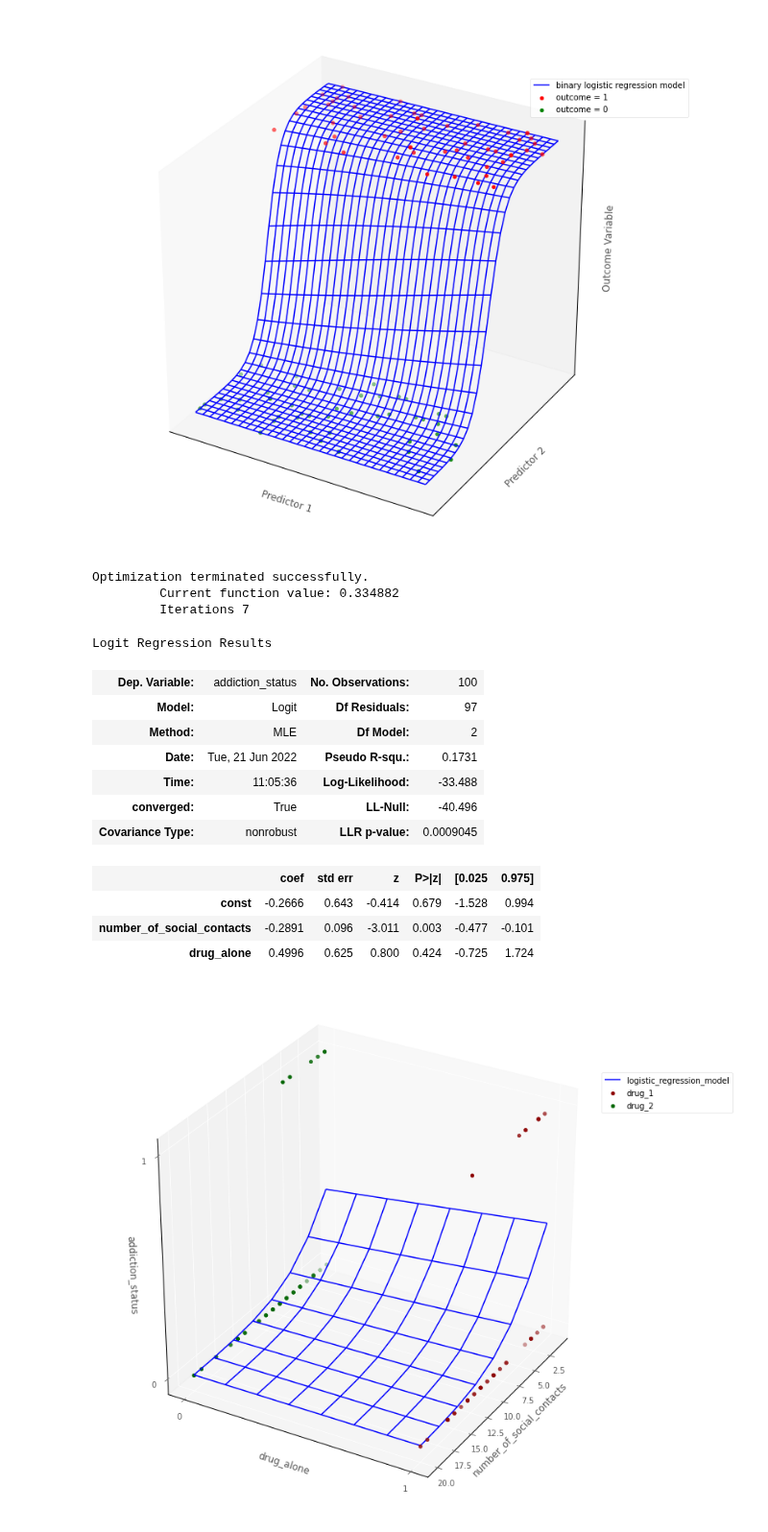
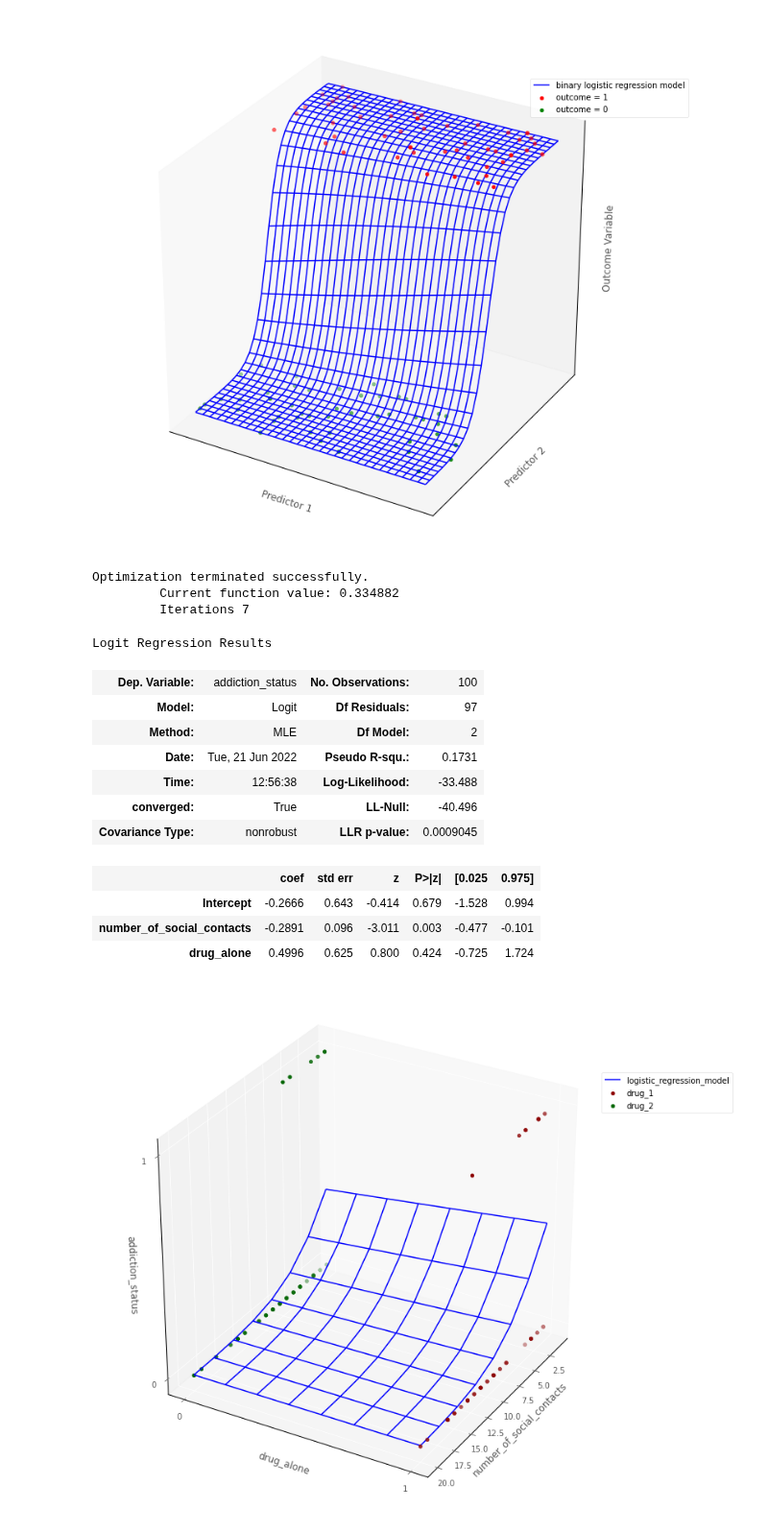
Before and after one commit to pxr687/islands_generalized_linear_models, a Jupyter notebook: 4_binary_logistic_regression.ipynb, the cells around one changed output. Shown at 96% size. Drawn from its saved outputs; the diff is of its cells as text; code cells hidden in the pictures.

```diff
--- a/4_binary_logistic_regression.ipynb
+++ b/4_binary_logistic_regression.ipynb
@@ -270,23 +325,23 @@ plt.show()
 # %%
 import statsmodels.formula.api as smf
 
-mod3 = sm.Logit(df['addiction_status'], sm.add_constant(df[['number_of_social_contacts', 'drug_alone']])).fit()
+mod3 = smf.logit('addiction_status ~ number_of_social_contacts + drug_alone', data = df).fit()
 
 mod3.summary()
 # %% [output]
 Optimization terminated successfully.
          Current function value: 0.334882
          Iterations 7
 Logit Regression Results
 | Dep. Variable: | addiction_status | No. Observations: | 100 |
 | Model: | Logit | Df Residuals: | 97 |
 | Method: | MLE | Df Model: | 2 |
 | Date: | Tue, 21 Jun 2022 | Pseudo R-squ.: | 0.1731 |
-| Time: | 11:05:36 | Log-Likelihood: | -33.488 |
+| Time: | 12:56:38 | Log-Likelihood: | -33.488 |
 | converged: | True | LL-Null: | -40.496 |
 | Covariance Type: | nonrobust | LLR p-value: | 0.0009045 |
 |  | coef | std err | z | P>|z| | [0.025 | 0.975] |
-| const | -0.2666 | 0.643 | -0.414 | 0.679 | -1.528 | 0.994 |
+| Intercept | -0.2666 | 0.643 | -0.414 | 0.679 | -1.528 | 0.994 |
 | number_of_social_contacts | -0.2891 | 0.096 | -3.011 | 0.003 | -0.477 | -0.101 |
 | drug_alone | 0.4996 | 0.625 | 0.800 | 0.424 | -0.725 | 1.724 |
 # %%
```
Also changed, not shown: parts of 10 cells of this notebook.
